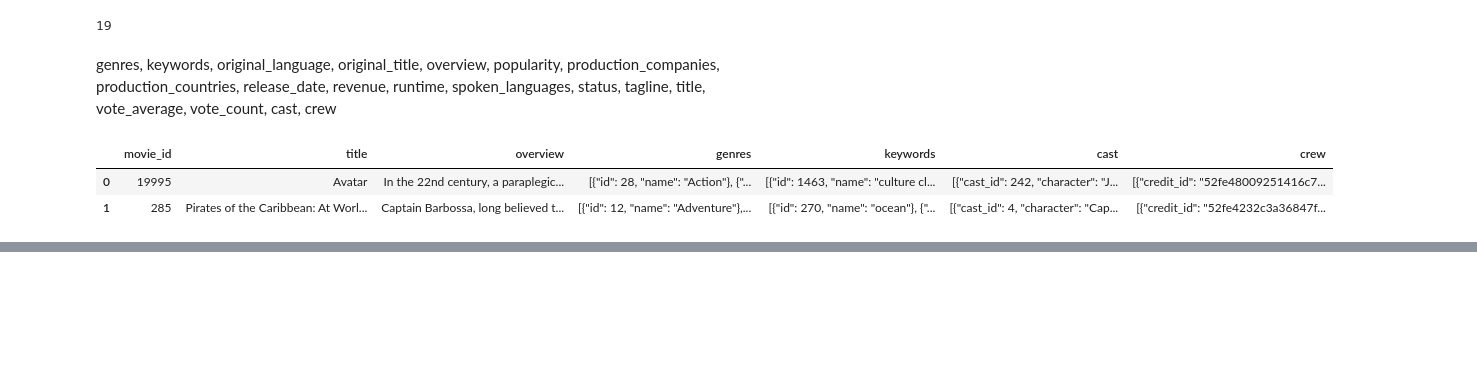
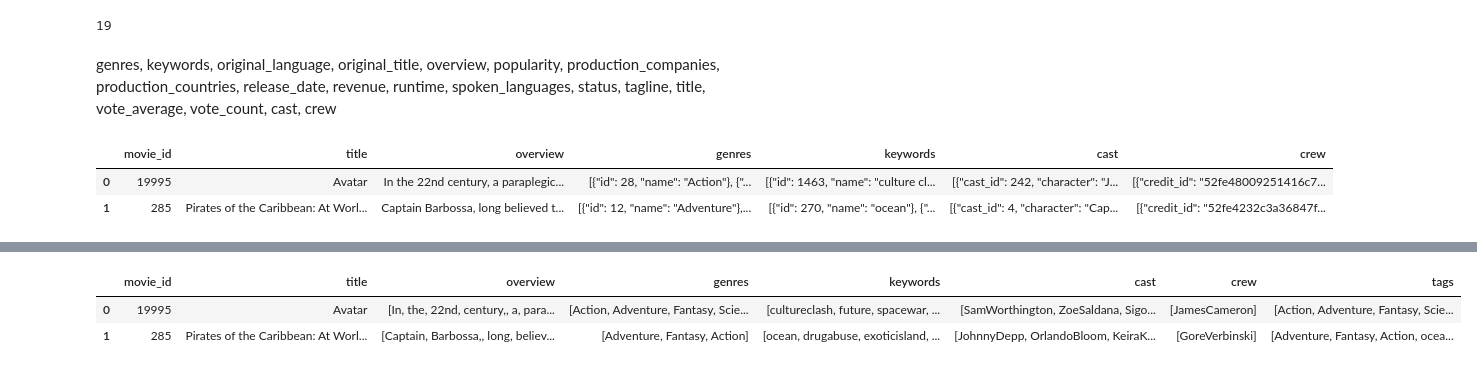
Before and after one commit to sudharaD/movie-recommendation-system, a Jupyter notebook: Movie_Recommendation_System.ipynb, the cells around one changed output, grey strips where cells are left out. Cells and saved outputs as stored; diff of their text form; code cells hidden in the pictures; blank space fills up the shorter version.

```diff
--- a/Movie_Recommendation_System.ipynb
+++ b/Movie_Recommendation_System.ipynb
@@ -108,0 +275,3 @@ movies_new.head(2)
+# %%
+# Convert column overview to list
+movies_new['overview'] = movies_new['overview'].apply(lambda x: x.split())
@@ -108,0 +298,12 @@ movies_new.head(2)
+# %%
+# Removing of spaces in names
+def space_remover(name_list):
+    token_list = []
+    for i in name_list:
+        token_list.append(i.replace(" ", ""))
+    return token_list
+# %%
+movies_new['genres'] = movies_new['genres'].apply(space_remover)
+movies_new['keywords'] = movies_new['keywords'].apply(space_remover)
+movies_new['cast'] = movies_new['cast'].apply(space_remover)
+movies_new['crew'] = movies_new['crew'].apply(space_remover)
@@ -108,0 +347,2 @@ movies_new.head(2)
+# %%
+movies_new['tags'] = movies_new['genres'] + movies_new['keywords'] + movies_new['cast'] + movies_new['overview'] + movies_new['crew']
@@ -108,0 +355,6 @@ movies_new.head(2)
+# %%
+movies_new.head(2)
+# %% [output]
+|  | movie_id | title | overview | genres | keywords | cast | crew | tags |
+| 0 | 19995 | Avatar | [In, the, 22nd, century,, a, para... | [Action, Adventure, Fantasy, Scie... | [cultureclash, future, spacewar, ... | [SamWorthington, ZoeSaldana, Sigo... | [JamesCameron] | [Action, Adventure, Fantasy, Scie... |
+| 1 | 285 | Pirates of the Caribbean: At Worl... | [Captain, Barbossa,, long, believ... | [Adventure, Fantasy, Action] | [ocean, drugabuse, exoticisland, ... | [JohnnyDepp, OrlandoBloom, KeiraK... | [GoreVerbinski] | [Adventure, Fantasy, Action, ocea... |
```
Also changed, not shown: parts of 39 cells of this notebook.
